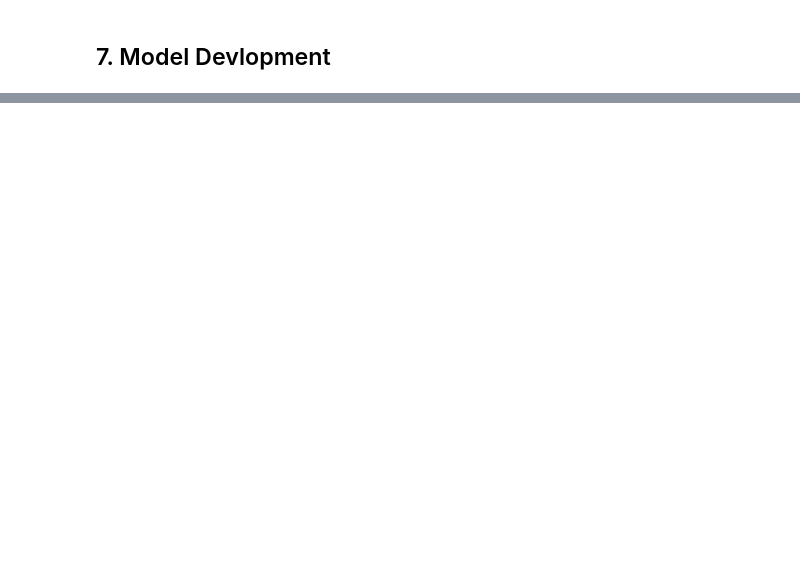
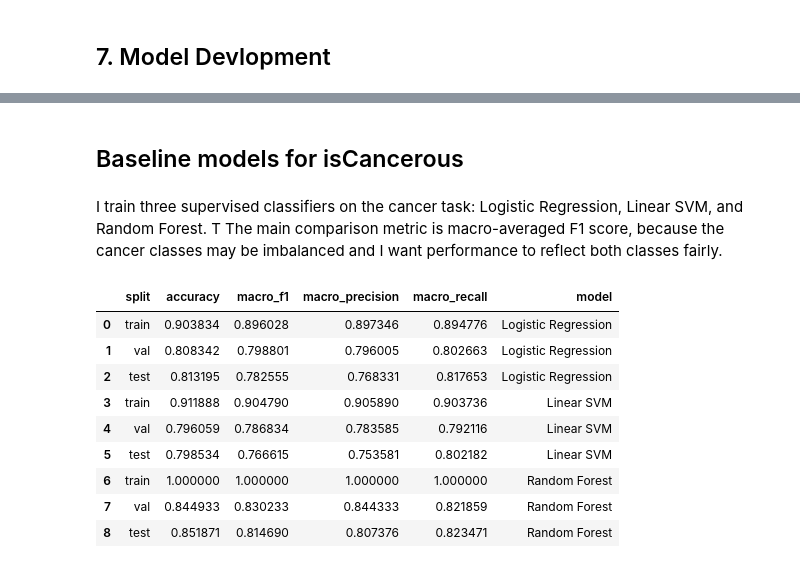
Before and after one commit to theaussiepie/Conformal-Prediction-with-ML-Workflow, a Jupyter notebook: workflow.ipynb, the cells around one changed output, grey strips where cells are left out. Drawn from its saved outputs; the diff is of its cells as text; code cells hidden in the pictures; blank space fills up the shorter version.

```diff
--- a/workflow.ipynb
+++ b/workflow.ipynb
@@ -734,0 +829,39 @@ The output confirms that the preprocessing step was successful: all images were
+# %% [markdown]
+## Baseline models for isCancerous
+# %% [markdown]
+I train three supervised classifiers on the cancer task: Logistic Regression, Linear SVM, and Random Forest. T
+The main comparison metric is macro-averaged F1 score, because the cancer classes may be imbalanced and I want performance to reflect both classes fairly.
+# %%
+cancer_models = {
+    "Logistic Regression": make_lr(),
+    "Linear SVM": make_svm(),
+    "Random Forest": make_rf()
+}
+
+cancer_results = []
+cancer_fitted = {}
+
+for name, model in cancer_models.items():
+    res, fitted = fit_and_eval(
+        model,
+        X_train_c_2d, y_train_c,
+        X_val_c_2d, y_val_c,
+        X_test_c_2d, y_test_c
+    )
+    res["model"] = name
+    cancer_results.append(res)
+    cancer_fitted[name] = fitted
+
+cancer_results_df = pd.concat(cancer_results, ignore_index=True)
+cancer_results_df
+# %% [output]
+|  | split | accuracy | macro_f1 | macro_precision | macro_recall | model |
+| 0 | train | 0.903834 | 0.896028 | 0.897346 | 0.894776 | Logistic Regression |
+| 1 | val | 0.808342 | 0.798801 | 0.796005 | 0.802663 | Logistic Regression |
+| 2 | test | 0.813195 | 0.782555 | 0.768331 | 0.817653 | Logistic Regression |
+| 3 | train | 0.911888 | 0.904790 | 0.905890 | 0.903736 | Linear SVM |
+| 4 | val | 0.796059 | 0.786834 | 0.783585 | 0.792116 | Linear SVM |
+| 5 | test | 0.798534 | 0.766615 | 0.753581 | 0.802182 | Linear SVM |
+| 6 | train | 1.000000 | 1.000000 | 1.000000 | 1.000000 | Random Forest |
+| 7 | val | 0.844933 | 0.830233 | 0.844333 | 0.821859 | Random Forest |
+| 8 | test | 0.851871 | 0.814690 | 0.807376 | 0.823471 | Random Forest |
```
Also changed, not shown: parts of 12 cells of this notebook.
